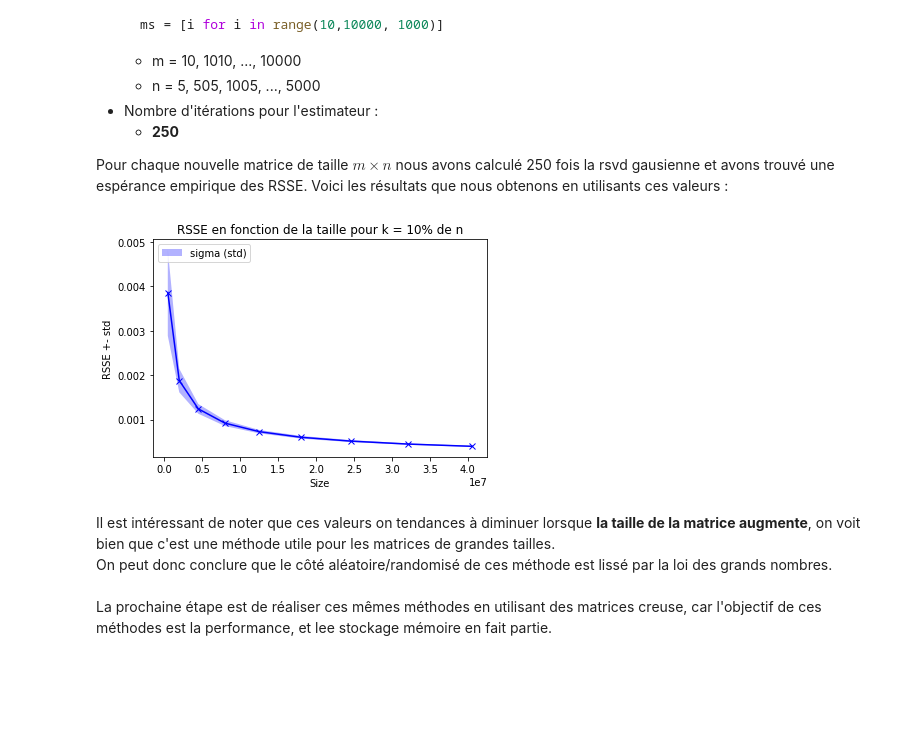
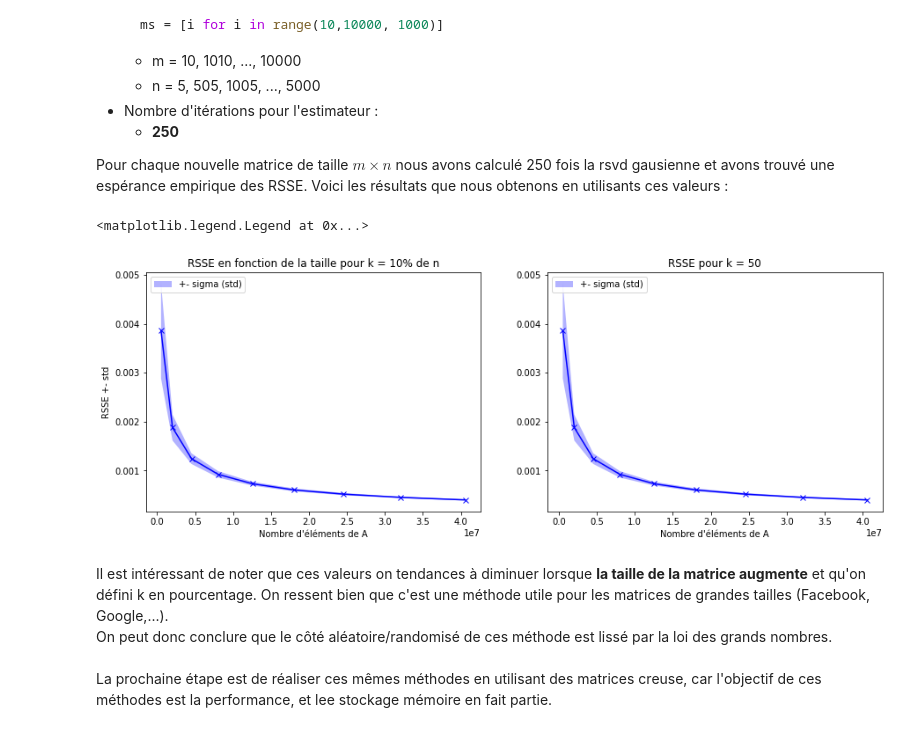
Before and after one commit to Aympab/randomized-svd, a Jupyter notebook: main.ipynb, the cells around one changed output. Cells and saved outputs as stored; diff of their text form; code cells hidden in the pictures; blank space fills up the shorter version.

```diff
--- a/main.ipynb
+++ b/main.ipynb
@@ -339,35 +338,54 @@ Pour chaque nouvelle matrice de taille $m\times n$ nous avons calculé 250 fois
 Voici les résultats que nous obtenons en utilisants ces valeurs :
 # %%
 #read data.csv
-data_csv = pd.read_csv(r'./data.csv', header=None, skiprows=[0])
+data_csv = pd.read_csv(r'./resources/data_k_dynamic.csv', header=None, skiprows=[0])
 tab = np.array(data_csv)
 
 #on récupère les colonnes qui nous intéressent
 sizes = tab.T[0][1:]
 means = tab.T[3][1:]
 stds = tab.T[4][1:]
 
 #on moyenne sur la taille pour connaitre l'erreur moyenne par composantes
 means = means/sizes
 stds = stds/sizes
 
-# print(sizes)
-# print(means)
-# print(stds)
-#plot graph
-#compute covariance matrix
-plt.plot(sizes, means, 'bx-')
-plt.fill_between(sizes, means - stds, means + stds, facecolor='blue', alpha=0.3,
-                label='sigma (std)')
-plt.legend(loc='upper left')
-plt.title("RSSE en fonction de la taille pour k = 10% de n")
-plt.ylabel("RSSE +- std")
-plt.xlabel("Size")
-plt.show()
+fig, axes = plt.subplots(nrows=1, ncols=2, figsize=(15, 5))
+axes[0].set_ylabel("RSSE +- std")
+axes[0].set_xlabel("Nombre d'éléments de A")
+axes[0].set_title("RSSE en fonction de la taille pour k = 10% de n")
+axes[0].plot(sizes, means, 'bx-')
+axes[0].fill_between(sizes, means - stds, means + stds, facecolor='blue', alpha=0.3,
+                label='+- sigma (std)')
+axes[0].legend(loc='upper left')
+# axes[0].imshow(A_tilde.T, cmap='gray')
+
+
+
+data_csv = pd.read_csv(r'./resources/data_k_static.csv', header=None, skiprows=[0])
+tab = np.array(data_csv)
+sizes = tab.T[0][1:]
+means = tab.T[3][1:]
+stds = tab.T[4][1:]
+means = means/sizes
+stds = stds/sizes
+
+axes[1].set_xlabel("Nombre d'éléments de A")
+axes[1].set_title("RSSE pour k = 50")
+axes[1].plot(sizes, means, 'bx-')
+axes[1].fill_between(sizes, means - stds, means + stds, facecolor='blue', alpha=0.3,
+                label='+- sigma (std)')
+axes[1].legend(loc='upper left')
+
+
+
+# c = [sizes, means]
+# print("Matrice de covariance :\n",normalize(np.cov(c))
 # %% [output]
+<matplotlib.legend.Legend at 0x...>
-[figure, old version]
+[figure, new version]
 # %% [markdown]
-Il est intéressant de noter que ces valeurs on tendances à diminuer lorsque **la taille de la matrice augmente**, on voit bien que c'est une méthode utile pour les matrices de grandes tailles. <br>
+Il est intéressant de noter que ces valeurs on tendances à diminuer lorsque **la taille de la matrice augmente** et qu'on défini k en pourcentage. On ressent bien que c'est une méthode utile pour les matrices de grandes tailles (Facebook, Google,...). <br>
 On peut donc conclure que le côté aléatoire/randomisé de ces méthode est lissé par la loi des grands nombres. <br>
 <br>
 La prochaine étape est de réaliser ces mêmes méthodes en utilisant des matrices creuse, car l'objectif de ces méthodes est la performance, et lee stockage mémoire en fait partie.
```
Also changed, not shown: parts of 9 cells of this notebook, 1 other file.
